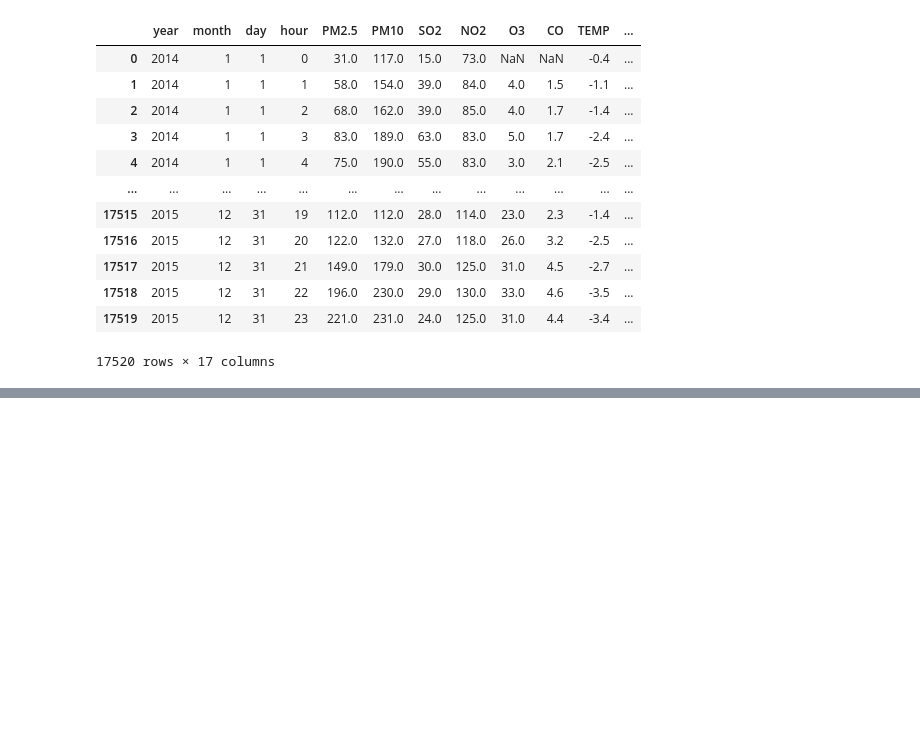
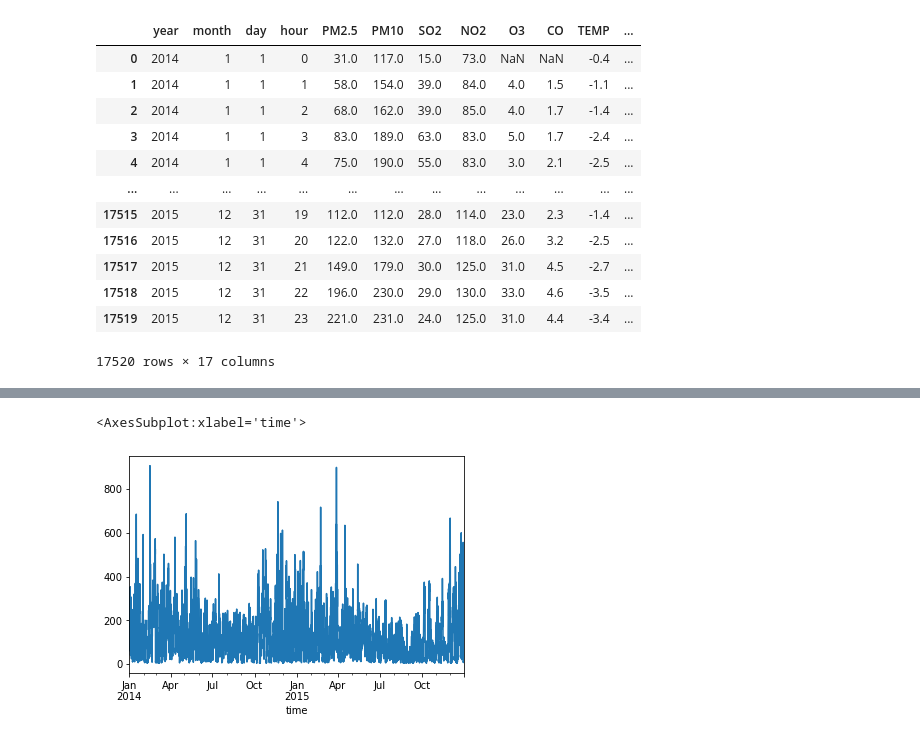
Before and after one commit to Chenyh368/TimeSeries_Midterm, a Jupyter notebook: dev.ipynb, the cells around one changed output, grey strips where cells are left out. Drawn from its saved outputs; the diff is of its cells as text; code cells hidden in the pictures; blank space fills up the shorter version.

```diff
--- a/dev.ipynb
+++ b/dev.ipynb
@@ -87,0 +83,5 @@ df.head()
+# %%
+df.PM10.plot()
+# %% [output]
+<AxesSubplot:xlabel='time'>
+[figure, added]
```
Also changed, not shown: parts of 7 cells of this notebook, 7 other files.
